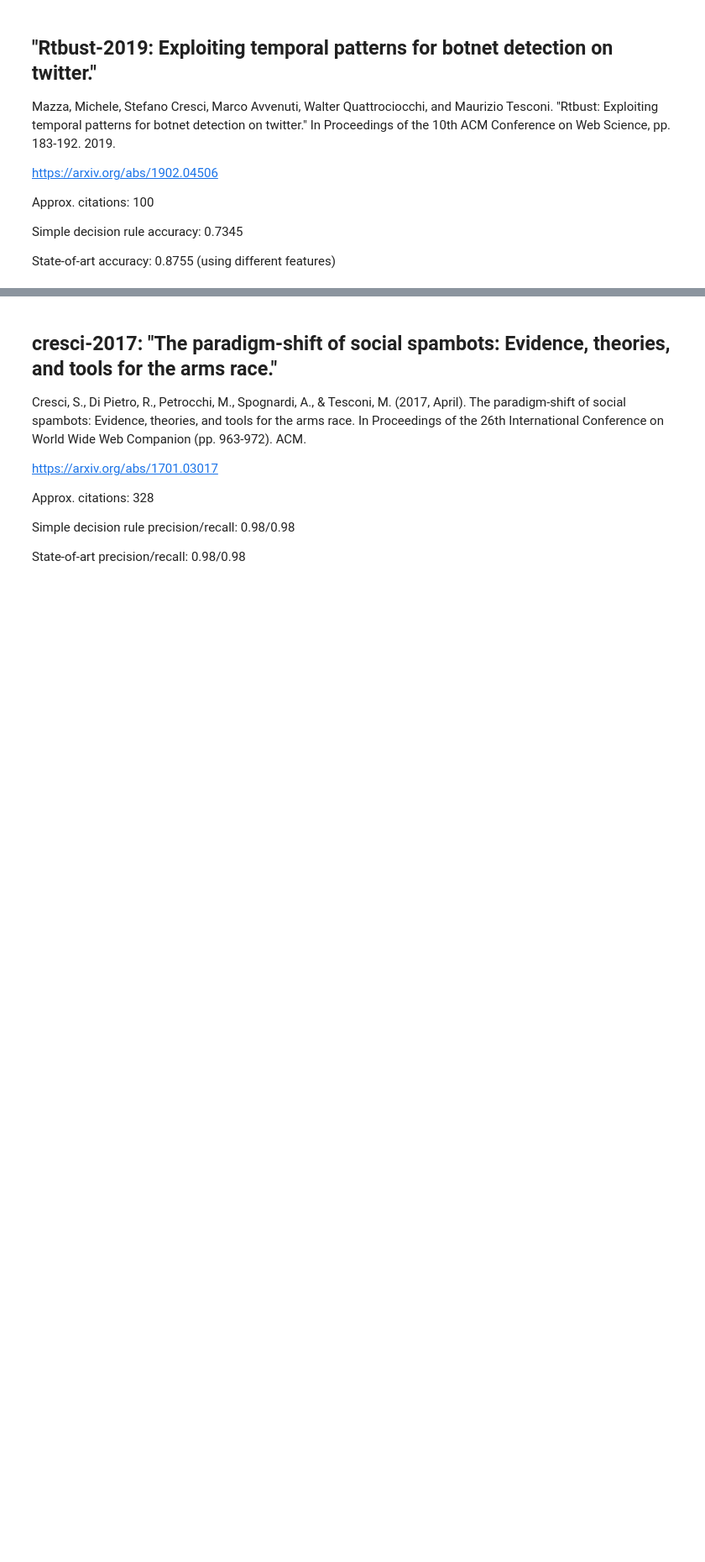
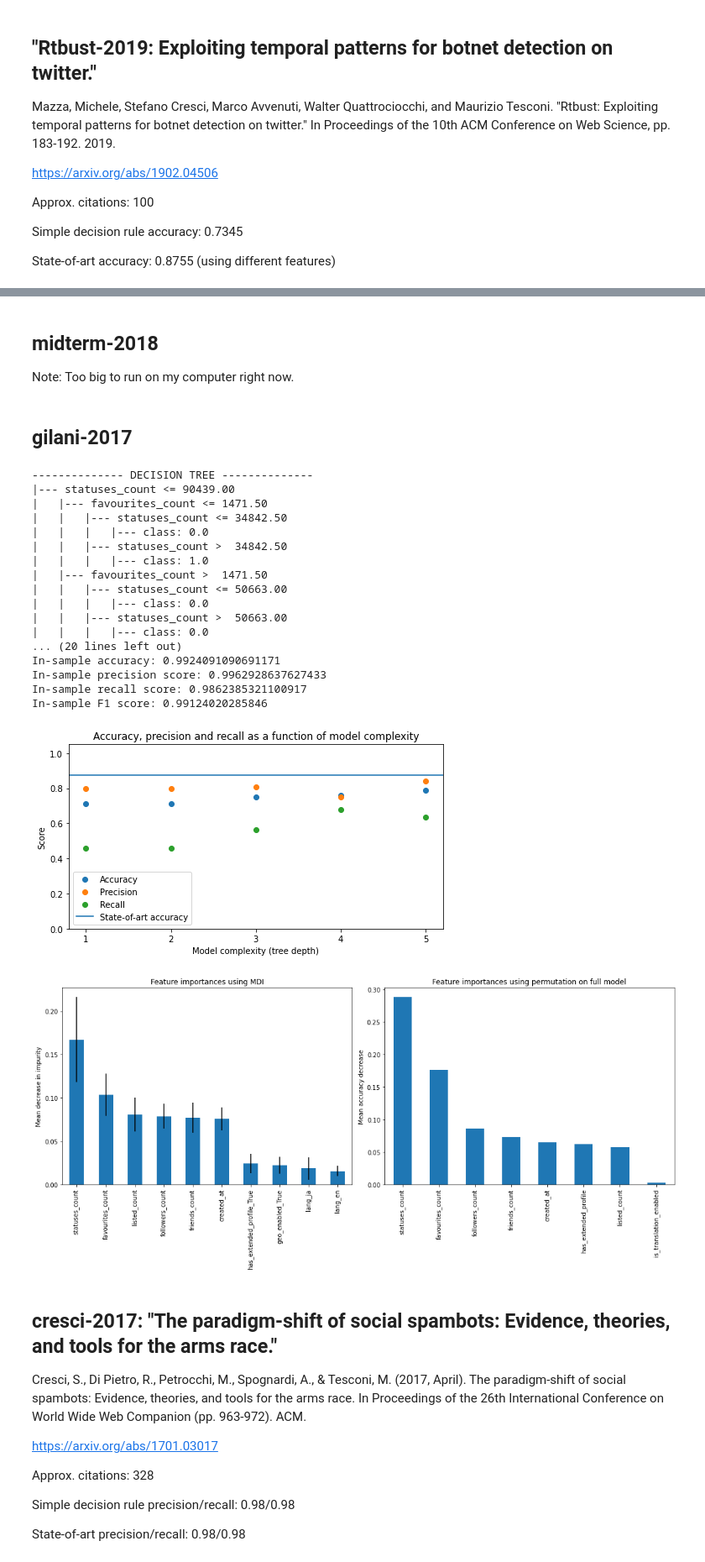
Before and after one commit to johnchrishays/bot-detection, a Jupyter notebook: Simple Decision Rules Give High Accuracy for Detecting Social Bots on Benchmark Datasets.ipynb, the cells around one changed output, grey strips where cells are left out. Shown at 84% size. Saved outputs shown, nothing was run; the diff lists cells and outputs as text; code cells hidden in the pictures; blank space fills up the shorter version.

```diff
--- a/Simple Decision Rules Give High Accuracy for Detecting Social Bots on Benchmark Datasets.ipynb
+++ b/Simple Decision Rules Give High Accuracy for Detecting Social Bots on Benchmark Datasets.ipynb
@@ -348,3 +364,70 @@ In-sample F1 score: 1.0
+# %% [markdown]
+## midterm-2018
+
+Note: Too big to run on my computer right now.
+# %%
+def extract_users(data_path):
+    with open(data_path) as f:
+        d = json.load(f)
+    return d
+
+def preprocess_users(profs, labels_path, dummy_cols):
+    df = pd.DataFrame(profs).set_index("user_id")
+    df["user_created_at"] = df["user_created_at"].apply(lambda dt: datetime.strptime(dt, "%a %b %d %H:%M:%S %Y").timestamp())
+    labels = pd.read_csv(labels_path, sep="\t", header=None, names=["id", "label_str"], index_col="id")
+    labels.loc[labels['label_str']=="human", 'label'] = 0
+    labels.loc[labels['label_str']=="bot", 'label'] = 1
+    df, labels = df.align(labels, join="inner", axis=0)
+    df.reset_index(inplace=True)
+    labels = labels['label']
+    one_hot = preprocess(df, ['probe_timestamp', 'screen_name', 'name', 'description', 'url'], dummy_cols)
+    return df, one_hot, labels
+
+def analyze_bot_repo_dataset(data_path, labels_path, depth=1, soa_accuracy=None, soa_precision=None, soa_recall=None):
+    profs = extract_users(data_path)
+    dummy_cols = ['lang', 'protected', 'verified', 'geo_enabled', 'profile_use_background_image', 'default_profile', 'index']
+    df, one_hot, labels = preprocess_users(profs, labels_path, dummy_cols)
+    # Fit and score on decision tree
+    print("-------------- DECISION TREE --------------")
+    dt_clf, *_ = fit_and_score(one_hot, labels, depth=depth)
+    #plot_metrics(one_hot, labels, soa_accuracy=soa_accuracy, soa_precision=soa_precision, soa_recall=soa_recall)
+    # Fit and score on decision tree
+    #print("-------------- DECISION TREE TRAIN/TEST SPLIT --------------")
+    #train_test_fit_and_score(one_hot, labels, depth=depth)
+    # Fit and score on random forest
+#     print("-------------- RANDOM FOREST --------------")
+#     rf = ensemble.RandomForestClassifier(n_estimators=100)
+#     rf_clf, *_ = fit_and_score(one_hot, labels, method=rf)
+#     fig, axes = plt.subplots(1,2, figsize=(15,7))
+#     mdi_feature_importance(rf_clf, list(one_hot.columns), axes[0])
+#     permutation_feature_importance(axes[1], df, labels, dummy_cols)
+#     fig.tight_layout()
+
+analyze_bot_repo_dataset("./data/midterm-2018_processed_user_objects.json", "./data/midterm-2018.tsv", depth=1, soa_accuracy=0.8755)
+# %% [markdown]
+## gilani-2017
+# %%
+analyze_bot_repo_dataset("./data/gilani-2017_tweets.json", "./data/gilani-2017.tsv", depth=3, soa_accuracy=0.8755)
+# %% [output]
+-------------- DECISION TREE --------------
+|--- statuses_count <= 90439.00
+|   |--- favourites_count <= 1471.50
+|   |   |--- statuses_count <= 34842.50
+|   |   |   |--- class: 0.0
+|   |   |--- statuses_count >  34842.50
+|   |   |   |--- class: 1.0
+|   |--- favourites_count >  1471.50
+|   |   |--- statuses_count <= 50663.00
+|   |   |   |--- class: 0.0
+|   |   |--- statuses_count >  50663.00
+|   |   |   |--- class: 0.0
+... (20 lines left out)
+In-sample accuracy: 0.9924091090691171
+In-sample precision score: 0.9962928637627433
+In-sample recall score: 0.9862385321100917
+In-sample F1 score: 0.99124020285846
+[figure, added]
+[figure, added]
 # %% [markdown]
 ## cresci-2017: "The paradigm-shift of social spambots: Evidence, theories, and tools for the arms race."
 
```
Also changed, not shown: parts of 23 cells of this notebook.
